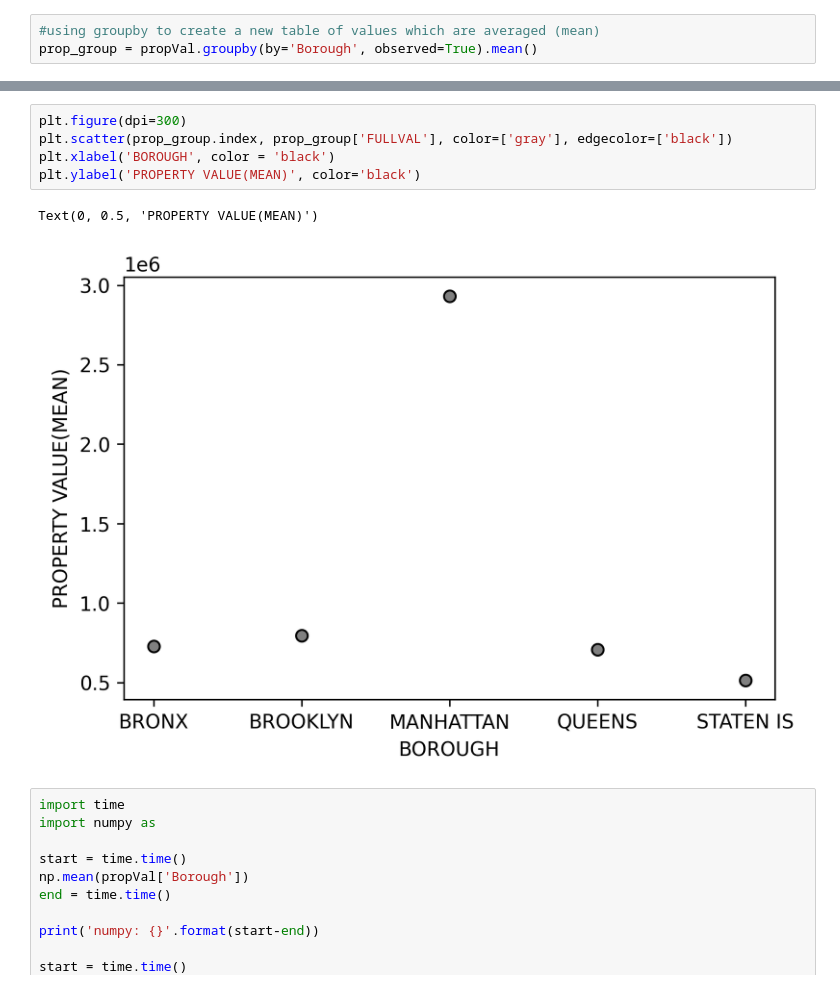
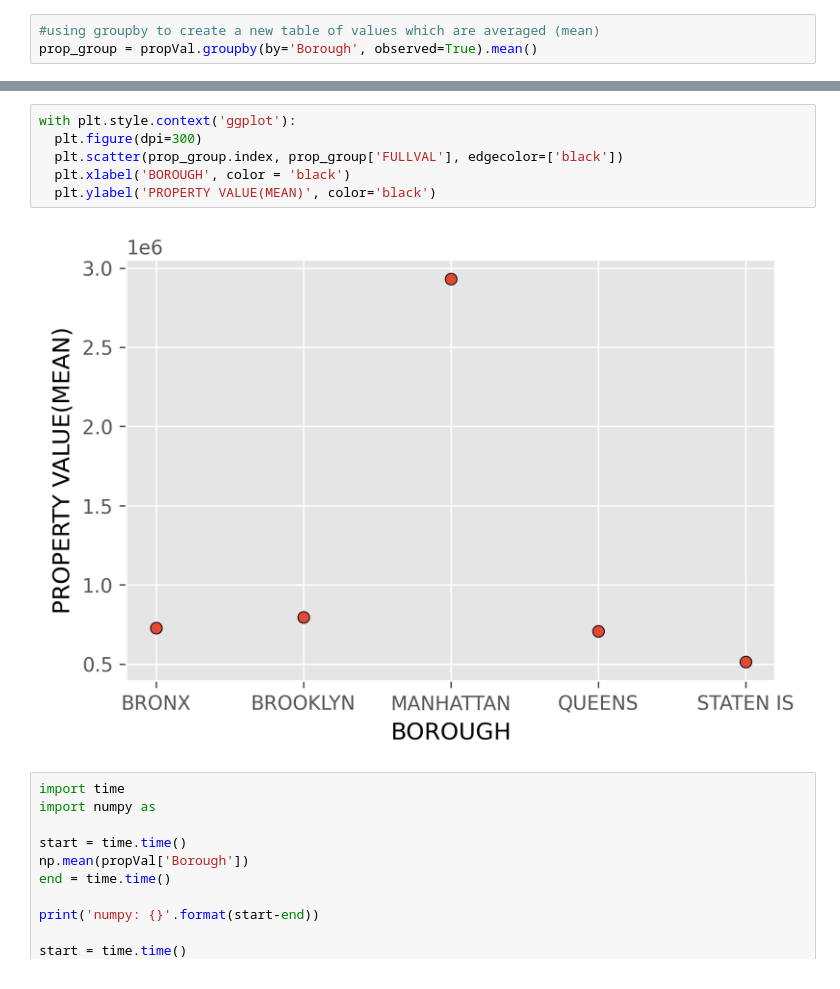
Before and after one commit to tanhata/Property-Borough-Assessment, a Jupyter notebook: Property_Borough_Assessment.ipynb, the cells around one changed output, grey strips where cells are left out. Saved outputs shown, nothing was run; the diff lists cells and outputs as text.

```diff
--- a/Property_Borough_Assessment.ipynb
+++ b/Property_Borough_Assessment.ipynb
@@ -289,11 +291,11 @@ Text(0, 0.5, 'PROPERTY VALUE(MEAN)')
 # %%
-plt.figure(dpi=300)
-plt.scatter(prop_group.index, prop_group['FULLVAL'], color=['gray'], edgecolor=['black'])
-plt.xlabel('BOROUGH', color = 'black')
-plt.ylabel('PROPERTY VALUE(MEAN)', color='black')
+with plt.style.context('ggplot'):
+  plt.figure(dpi=300)
+  plt.scatter(prop_group.index, prop_group['FULLVAL'], edgecolor=['black'])
+  plt.xlabel('BOROUGH', color = 'black')
+  plt.ylabel('PROPERTY VALUE(MEAN)', color='black')
 # %% [output]
-Text(0, 0.5, 'PROPERTY VALUE(MEAN)')
-[figure, old version]
+[figure, new version]
 # %%
 import time
 import numpy as
```
Also changed, not shown: parts of 7 cells of this notebook.
